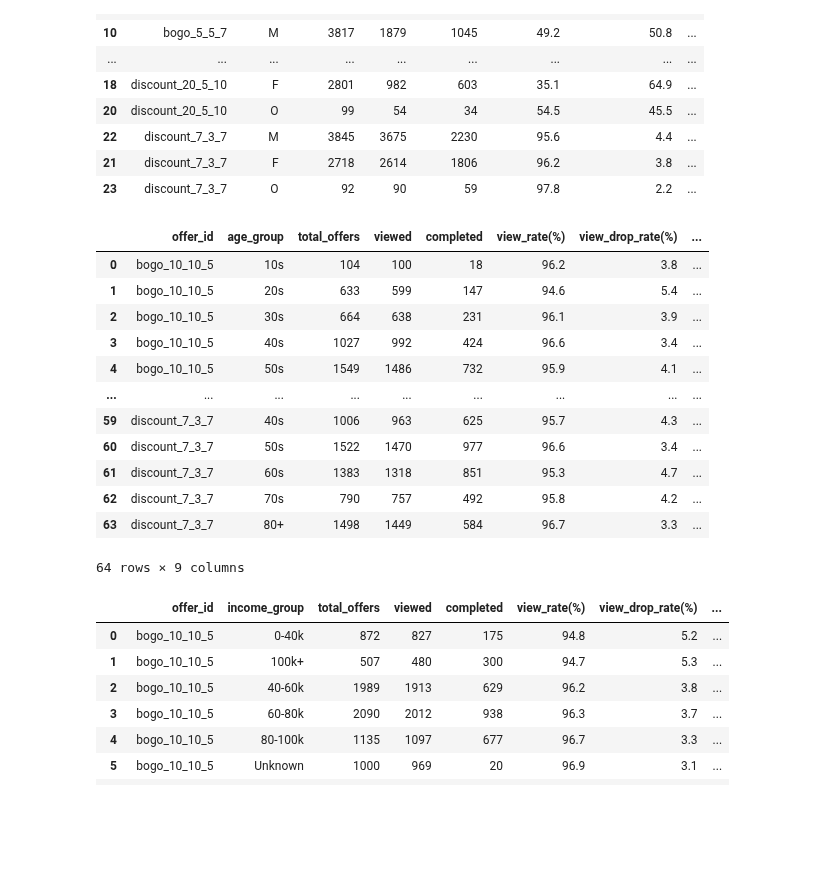
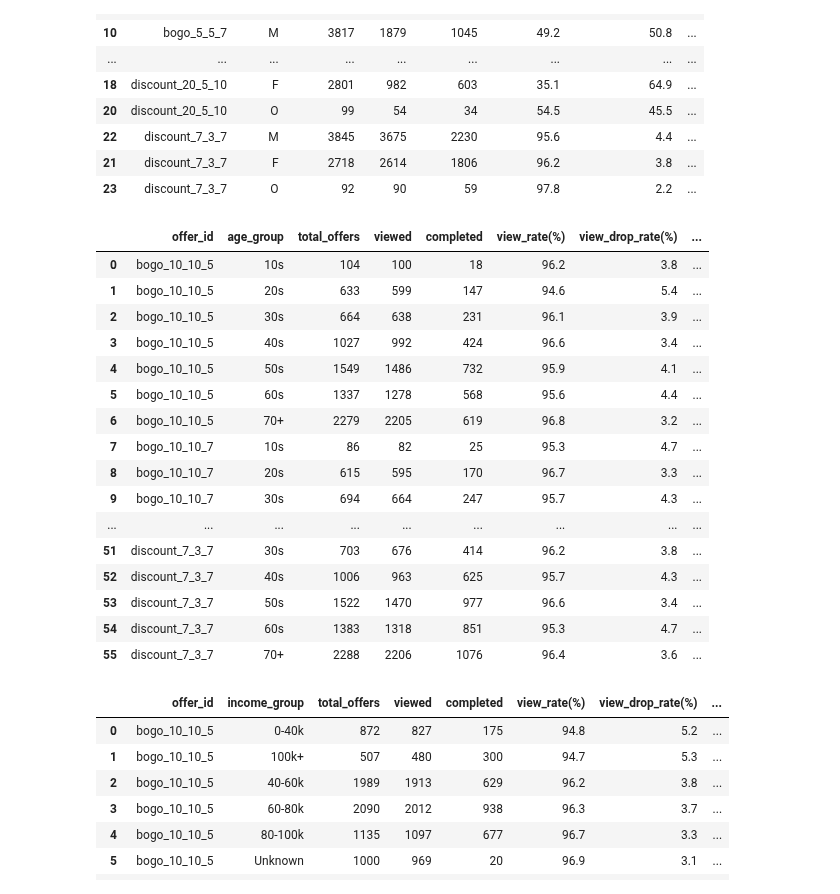
Before and after one commit to yoohengu/marketing_starbucks, a Jupyter notebook: khw/04_3_UK_bogo_dis_seg_cus.ipynb, the cells around one changed output. Cells and saved outputs as stored; diff of their text form; code cells hidden in the pictures; blank space fills up the shorter version.

```diff
--- a/khw/04_3_UK_bogo_dis_seg_cus.ipynb
+++ b/khw/04_3_UK_bogo_dis_seg_cus.ipynb
@@ -412,47 +324,41 @@ display(
 # %%
 offer_id_age = seg_df.groupby(['offer_id', 'age_group']).agg(
     total_offers=('person', 'count'),
     viewed=('viewed_flag', 'sum'),
-    completed=('valid_funnel_flag', 'sum')
+    completed=('completed_after_view_flag', 'sum')
 ).reset_index()
 
-offer_id_age['view_rate(%)'] = (
-    offer_id_age['viewed'] / offer_id_age['total_offers'] * 100
-).round(1)
-
-offer_id_age['view_drop_rate(%)'] = (
-    100 - offer_id_age['view_rate(%)']
-).round(1)
-
-offer_id_age['completion_rate(%)'] = (
-    offer_id_age['completed'] / offer_id_age['viewed'] * 100
-).round(1)
-
-offer_id_age['completion_drop_rate(%)'] = (
-    100 - offer_id_age['completion_rate(%)']
-).round(1)
+offer_id_age['view_rate(%)'] = (offer_id_age['viewed'] / offer_id_age['total_offers'] * 100).round(1)
+offer_id_age['view_drop_rate(%)'] = (100 - offer_id_age['view_rate(%)']).round(1)
+offer_id_age['completion_rate(%)'] = (offer_id_age['completed'] / offer_id_age['viewed'] * 100).round(1)
+offer_id_age['completion_drop_rate(%)'] = (100 - offer_id_age['completion_rate(%)']).round(1)
+offer_id_age['received_to_complete_rate(%)'] = (offer_id_age['completed'] / offer_id_age['total_offers'] * 100).round(1)
 
 display(
     offer_id_age[
         ['offer_id', 'age_group', 'total_offers', 'viewed', 'completed',
          'view_rate(%)', 'view_drop_rate(%)',
-         'completion_rate(%)', 'completion_drop_rate(%)']
+         'completion_rate(%)', 'completion_drop_rate(%)', 'received_to_complete_rate(%)']
     ].sort_values(['offer_id', 'age_group'])
 )
 # %% [output]
 |  | offer_id | age_group | total_offers | viewed | completed | view_rate(%) | view_drop_rate(%) | ... |
 | 0 | bogo_10_10_5 | 10s | 104 | 100 | 18 | 96.2 | 3.8 | ... |
 | 1 | bogo_10_10_5 | 20s | 633 | 599 | 147 | 94.6 | 5.4 | ... |
 | 2 | bogo_10_10_5 | 30s | 664 | 638 | 231 | 96.1 | 3.9 | ... |
 | 3 | bogo_10_10_5 | 40s | 1027 | 992 | 424 | 96.6 | 3.4 | ... |
 | 4 | bogo_10_10_5 | 50s | 1549 | 1486 | 732 | 95.9 | 4.1 | ... |
+| 5 | bogo_10_10_5 | 60s | 1337 | 1278 | 568 | 95.6 | 4.4 | ... |
+| 6 | bogo_10_10_5 | 70+ | 2279 | 2205 | 619 | 96.8 | 3.2 | ... |
+| 7 | bogo_10_10_7 | 10s | 86 | 82 | 25 | 95.3 | 4.7 | ... |
+| 8 | bogo_10_10_7 | 20s | 615 | 595 | 170 | 96.7 | 3.3 | ... |
+| 9 | bogo_10_10_7 | 30s | 694 | 664 | 247 | 95.7 | 4.3 | ... |
 | ... | ... | ... | ... | ... | ... | ... | ... | ... |
-| 59 | discount_7_3_7 | 40s | 1006 | 963 | 625 | 95.7 | 4.3 | ... |
-| 60 | discount_7_3_7 | 50s | 1522 | 1470 | 977 | 96.6 | 3.4 | ... |
-| 61 | discount_7_3_7 | 60s | 1383 | 1318 | 851 | 95.3 | 4.7 | ... |
-| 62 | discount_7_3_7 | 70s | 790 | 757 | 492 | 95.8 | 4.2 | ... |
-| 63 | discount_7_3_7 | 80+ | 1498 | 1449 | 584 | 96.7 | 3.3 | ... |
+| 51 | discount_7_3_7 | 30s | 703 | 676 | 414 | 96.2 | 3.8 | ... |
+| 52 | discount_7_3_7 | 40s | 1006 | 963 | 625 | 95.7 | 4.3 | ... |
+| 53 | discount_7_3_7 | 50s | 1522 | 1470 | 977 | 96.6 | 3.4 | ... |
+| 54 | discount_7_3_7 | 60s | 1383 | 1318 | 851 | 95.3 | 4.7 | ... |
+| 55 | discount_7_3_7 | 70+ | 2288 | 2206 | 1076 | 96.4 | 3.6 | ... |
-64 rows × 9 columns
 # %%
 offer_id_income = seg_df.groupby(['offer_id', 'income_group']).agg(
     total_offers=('person', 'count'),
```
Also changed, not shown: parts of 21 cells of this notebook.
